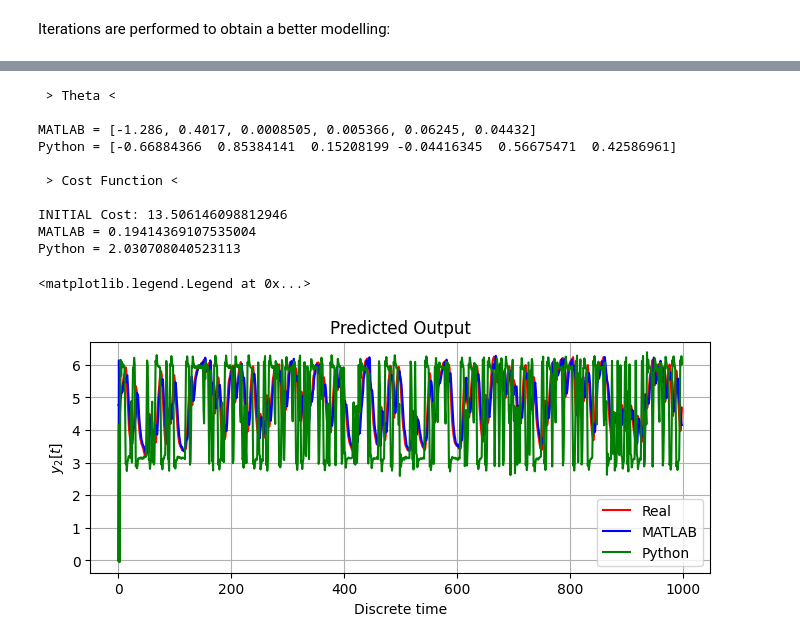
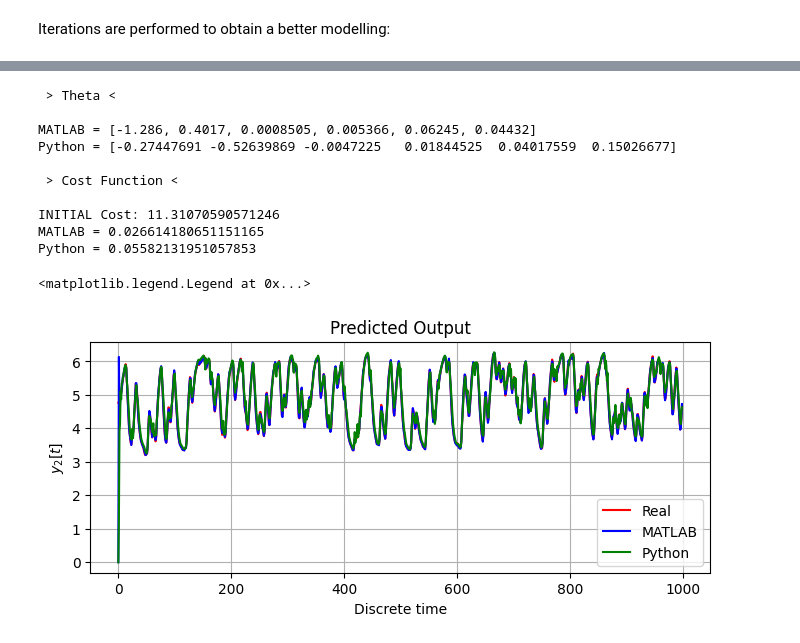
Before and after one commit to Gior-gio/Mod-Sim-Codes, a Jupyter notebook: ARX_Model/ARX_Dryer2.ipynb, the cells around one changed output, grey strips where cells are left out. Saved outputs shown, nothing was run; the diff lists cells and outputs as text; code cells hidden in the pictures.

Commit message:
DL_Optimizers and ARX Model

```diff
--- a/ARX_Model/ARX_Dryer2.ipynb
+++ b/ARX_Model/ARX_Dryer2.ipynb
@@ -24,9 +23,13 @@ Index(['Time', 'Input', 'Output'], dtype='object')
 # %% [markdown]
 Print input and output vs time
 # %%
+# Convert data-frame columns to Numpy
 time = dryer2['Time'].to_numpy()
 input = dryer2['Input'].to_numpy()
 output = dryer2['Output'].to_numpy()
+
+# Total Time
+t_tot = len(input)
 
 #  Top Figure
 fig, axs = plt.subplots(nrows=2, ncols=1, figsize=(8, 6))
@@ -78,12 +85,3 @@ nb = 4
 theta = np.random.rand(na + nb)
 # %% [markdown]
 A cost function based on least squares is introduced:
-# %%
-# Mean square Error
-def Cost(Weights, Out = output):
-    Out_Pred = Out_Model(Weights, na, nb, input, Out)
-    Fun_Cost = (Out - Out_Pred)**2
-    return sum(Fun_Cost)/len(Fun_Cost)
-
-Ini_Cost = Cost(theta)
-print(f'Initial Cost: {Ini_Cost}')
@@ -92,3 +110,18 @@ Initial Cost: 13.506146098812946
+# %%
+def Batch_Generator(Cost, batch_size=None, total_size=None, seed=42):
+    if batch_size is not None:
+        # Seed
+        np.random.seed(seed)
+
+        # Generate Batch Index
+        batch_index = np.random.choice(total_size, size=batch_size, replace=False)
+    else:
+        batch_index = None
+
+    # Generate a Cost function for the Batch values
+    def Cost_Batch(weights):
+        return Cost(weights, batch_index)
+    return Cost_Batch
 # %% [markdown]
 ### *Optimization functions*
 # %% [markdown]
@@ -367,0 +439,11 @@ Iterations = 36
+# %%
+epsilon = 1E-1
+delta = 1E-3
+ek0 = 1
+
+# Algorithm evaluation
+theta_LevMar, history_LevMar = Lev_Mar(Cost, theta, delta, epsilon, ek0)
+theta_SGDOpt, history_SGDOpt = SGD_Opt(Cost, theta, delta, epsilon, 0.001, 128)
+theta_AdaGra, history_AdaGra = AdaGrad(Cost, theta, delta, epsilon, 1, 128)
+theta_RMSPro, history_RMSPro = RMSProb(Cost, theta, delta, epsilon, 0.01, 128)
+theta_AdamOp, history_AdamOp = AdamOpt(Cost, theta, delta, epsilon, 1)
@@ -368,7 +468,7 @@ Iterations = 36
 # %%
 theta_MATLAB = [-1.286, 0.4017, 0.0008505, 0.005366, 0.06245, 0.04432]
 # Choose one of the three final theta values
-theta_Python = theta_CyCo
+theta_Python = theta_AdamOp
 
 # Print Theta values
 print(' > Theta < \n')
@@ -380,37 +480,37 @@ print(f'Python = {theta_Python}')
 print('\n > Cost Function <\n')
 print(f'INITIAL Cost: {Ini_Cost}')
 
 Cost_MATLAB = Cost(theta_MATLAB)
 print(f'MATLAB = {Cost_MATLAB}')
 
 Cost_Python = Cost(theta_Python)
 print(f'Python = {Cost_Python}')
 
 #Plot Predictions
-MATLAB_Pred = Out_Model(theta_MATLAB, na, nb, input, output)
-Python_Pred = Out_Model(theta_Python, na, nb, input, output)
+MATLAB_Pred = Model_Eval(theta_MATLAB, na, nb, input, output)
+Python_Pred = Model_Eval(theta_Python, na, nb, input, output)
 
 #Figure
 fig, ax = plt.subplots(figsize=(8, 3))
 
 ax.plot(time, output, color='r', label='Real')
 ax.plot(time, MATLAB_Pred, color='b', label='MATLAB')
 ax.plot(time, Python_Pred, color='g', label='Python')
 ax.set_title('Predicted Output')
 ax.set_xlabel('Discrete time')
 ax.set_ylabel('$y_2[t]$')
 ax.grid(True)
 ax.legend()
 # %% [output]
  > Theta <
 
 MATLAB = [-1.286, 0.4017, 0.0008505, 0.005366, 0.06245, 0.04432]
-Python = [-0.66884366  0.85384141  0.15208199 -0.04416345  0.56675471  0.42586961]
+Python = [-0.27447691 -0.52639869 -0.0047225   0.01844525  0.04017559  0.15026677]
 
  > Cost Function <
 
-INITIAL Cost: 13.506146098812946
-MATLAB = 0.19414369107535004
-Python = 2.030708040523113
+INITIAL Cost: 11.31070590571246
+MATLAB = 0.026614180651151165
+Python = 0.05582131951057853
 <matplotlib.legend.Legend at 0x...>
-[figure, old version]
+[figure, new version]
```
Also changed, not shown: parts of 24 cells of this notebook, 6 other files.
